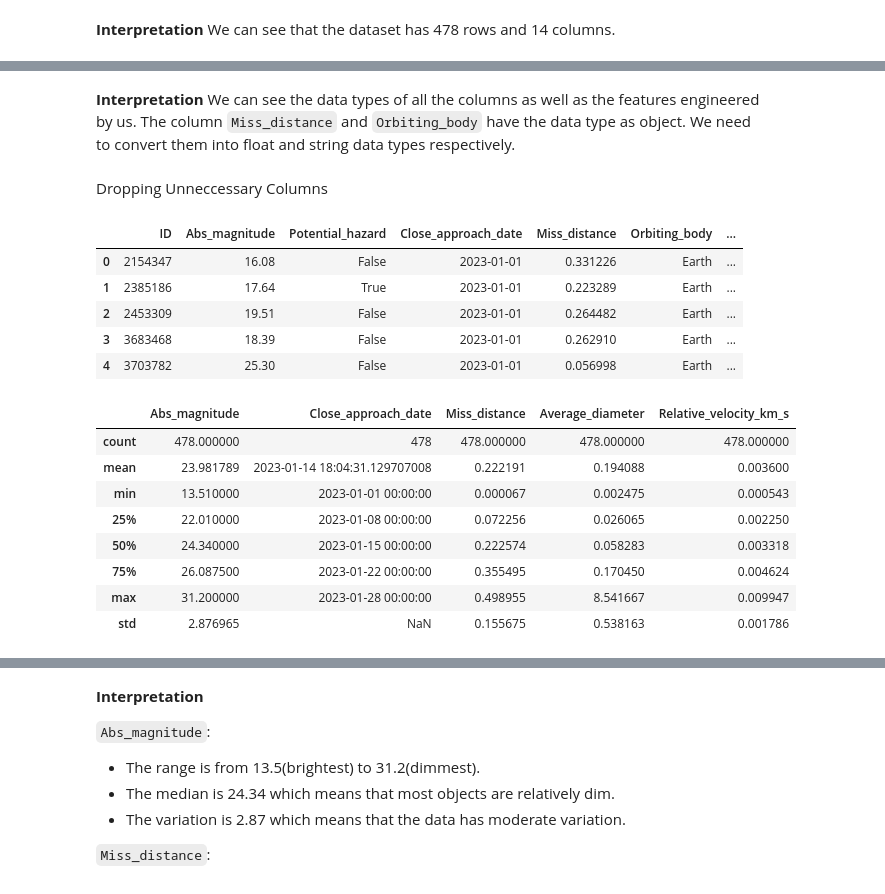
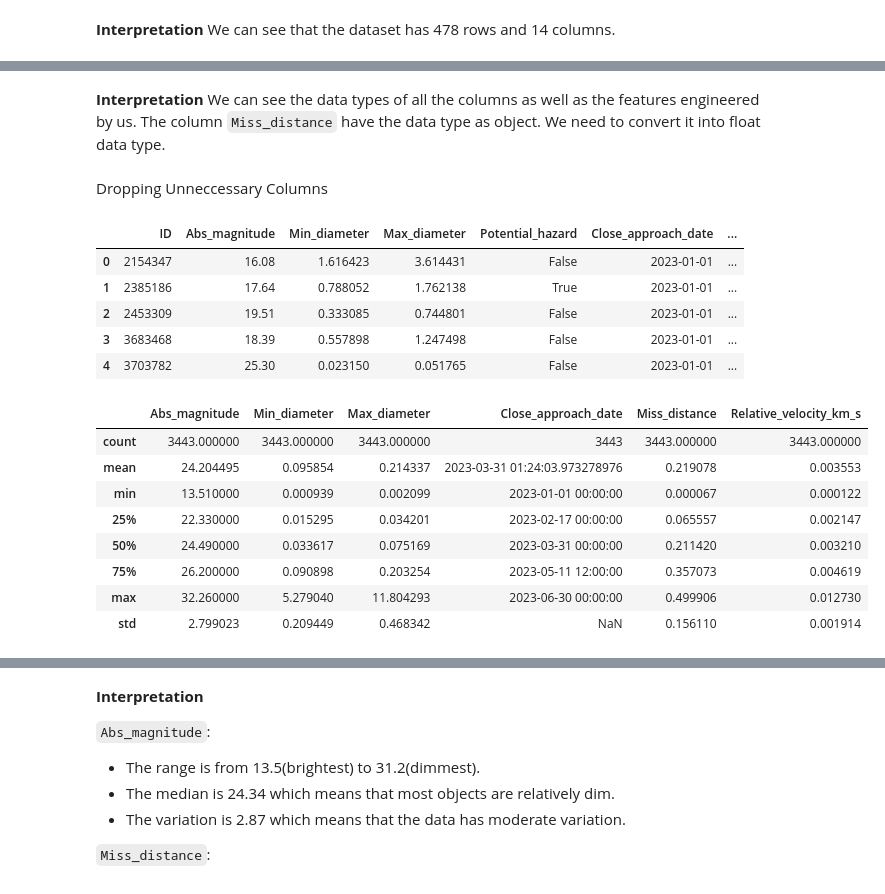
Before and after one commit to parul0315/Applied-Python-Projects-Business-Simulation-Space-Object-Classification, a Jupyter notebook: Task2/main.ipynb, the cells around one changed output, grey strips where cells are left out. Saved outputs shown, nothing was run; the diff lists cells and outputs as text; code cells hidden in the pictures.

```diff
--- a/Task2/main.ipynb
+++ b/Task2/main.ipynb
@@ -37,7 +47,29 @@ date_ranges = [
     ("2023-01-01", "2023-01-07"),
     ("2023-01-08", "2023-01-14"),
     ("2023-01-15", "2023-01-21"),
-    ("2023-01-22", "2023-01-28")
+    ("2023-01-22", "2023-01-28"),
+    ("2023-01-29", "2023-02-04"),
+    ("2023-02-05", "2023-02-11"),
+    ("2023-02-12", "2023-02-18"),
+    ("2023-02-19", "2023-02-25"),
+    ("2023-02-26", "2023-03-04"),
+    ("2023-03-05", "2023-03-11"),
+    ("2023-03-12", "2023-03-18"),
+    ("2023-03-19", "2023-03-25"),
+    ("2023-03-26", "2023-04-01"),
+    ("2023-04-02", "2023-04-08"),
+    ("2023-04-09", "2023-04-15"),
+    ("2023-04-16", "2023-04-22"),
+    ("2023-04-23", "2023-04-29"),
+    ("2023-04-30", "2023-05-06"),
+    ("2023-05-07", "2023-05-13"),
+    ("2023-05-14", "2023-05-20"),
+    ("2023-05-21", "2023-05-27"),
+    ("2023-05-28", "2023-06-03"),
+    ("2023-06-04", "2023-06-10"),
+    ("2023-06-11", "2023-06-17"),
+    ("2023-06-18", "2023-06-24"),
+    ("2023-06-25", "2023-06-30")
 ]
 
 # Initialize an empty list to hold the combined data for all 4 weeks
@@ -180,9 +208,6 @@ In this step, we create new features to further enhance our analysis. The follow
 1. Average Diameter (in km) - this feature is the average of the minimum diameter and the maximum diameter of a specific NEO. The feature simplies the diameter range into a single value, making it easier for visualization and analysis.
 2. Relative Velocity (in km/s): this feature represents the relative velocity in kilometer/second. Doing so is essential since it is the standard unit for measuring speed in space and makes it easier to interpret the results.
 # %%
-# average diameter (in kilometer)
-df['Average_diameter'] = (df['Max_diameter'] + df['Min_diameter'])/2
-
 # relative velocity (in km/s)
 df['Relative_velocity'] = pd.to_numeric(df['Relative_velocity'])
 df['Relative_velocity_km_s'] = df['Relative_velocity'] / 3600
@@ -237,31 +265,30 @@ memory usage: 45.9+ KB
 # %% [markdown]
 **Interpretation**
 We can see the data types of all the columns as well as the features engineered by us.
-The column `Miss_distance` and `Orbiting_body` have the data type as object. We need to convert them into float and string data types respectively.
+The column `Miss_distance` have the data type as object. We need to convert it into float data type.
 # %%
 df['Miss_distance'] = df['Miss_distance'].astype(float)
-df['Orbiting_body'] = df['Orbiting_body'].astype(str)
 # %% [markdown]
 Dropping Unneccessary Columns
 # %%
-new_df = df.drop(['Name', 'Min_diameter', 'Max_diameter', 'Relative_velocity', 'Date'], axis = 1)
-new_df.head()
+df = df.drop(['Name', 'Orbiting_body', 'Relative_velocity', 'Date'], axis = 1)
+df.head()
 # %% [output]
-|  | ID | Abs_magnitude | Potential_hazard | Close_approach_date | Miss_distance | Orbiting_body | ... |
-| 0 | 2154347 | 16.08 | False | 2023-01-01 | 0.331226 | Earth | ... |
-| 1 | 2385186 | 17.64 | True | 2023-01-01 | 0.223289 | Earth | ... |
-| 2 | 2453309 | 19.51 | False | 2023-01-01 | 0.264482 | Earth | ... |
-| 3 | 3683468 | 18.39 | False | 2023-01-01 | 0.262910 | Earth | ... |
-| 4 | 3703782 | 25.30 | False | 2023-01-01 | 0.056998 | Earth | ... |
+|  | ID | Abs_magnitude | Min_diameter | Max_diameter | Potential_hazard | Close_approach_date | ... |
+| 0 | 2154347 | 16.08 | 1.616423 | 3.614431 | False | 2023-01-01 | ... |
+| 1 | 2385186 | 17.64 | 0.788052 | 1.762138 | True | 2023-01-01 | ... |
+| 2 | 2453309 | 19.51 | 0.333085 | 0.744801 | False | 2023-01-01 | ... |
+| 3 | 3683468 | 18.39 | 0.557898 | 1.247498 | False | 2023-01-01 | ... |
+| 4 | 3703782 | 25.30 | 0.023150 | 0.051765 | False | 2023-01-01 | ... |
 # %%
-new_df.describe()
+df.describe()
 # %% [output]
-|  | Abs_magnitude | Close_approach_date | Miss_distance | Average_diameter | Relative_velocity_km_s |
-| count | 478.000000 | 478 | 478.000000 | 478.000000 | 478.000000 |
-| mean | 23.981789 | 2023-01-14 18:04:31.129707008 | 0.222191 | 0.194088 | 0.003600 |
-| min | 13.510000 | 2023-01-01 00:00:00 | 0.000067 | 0.002475 | 0.000543 |
-| 25% | 22.010000 | 2023-01-08 00:00:00 | 0.072256 | 0.026065 | 0.002250 |
-| 50% | 24.340000 | 2023-01-15 00:00:00 | 0.222574 | 0.058283 | 0.003318 |
-| 75% | 26.087500 | 2023-01-22 00:00:00 | 0.355495 | 0.170450 | 0.004624 |
-| max | 31.200000 | 2023-01-28 00:00:00 | 0.498955 | 8.541667 | 0.009947 |
-| std | 2.876965 | NaN | 0.155675 | 0.538163 | 0.001786 |
+|  | Abs_magnitude | Min_diameter | Max_diameter | Close_approach_date | Miss_distance | Relative_velocity_km_s |
+| count | 3443.000000 | 3443.000000 | 3443.000000 | 3443 | 3443.000000 | 3443.000000 |
+| mean | 24.204495 | 0.095854 | 0.214337 | 2023-03-31 01:24:03.973278976 | 0.219078 | 0.003553 |
+| min | 13.510000 | 0.000939 | 0.002099 | 2023-01-01 00:00:00 | 0.000067 | 0.000122 |
+| 25% | 22.330000 | 0.015295 | 0.034201 | 2023-02-17 00:00:00 | 0.065557 | 0.002147 |
+| 50% | 24.490000 | 0.033617 | 0.075169 | 2023-03-31 00:00:00 | 0.211420 | 0.003210 |
+| 75% | 26.200000 | 0.090898 | 0.203254 | 2023-05-11 12:00:00 | 0.357073 | 0.004619 |
+| max | 32.260000 | 5.279040 | 11.804293 | 2023-06-30 00:00:00 | 0.499906 | 0.012730 |
+| std | 2.799023 | 0.209449 | 0.468342 | NaN | 0.156110 | 0.001914 |
```
Also changed, not shown: parts of 22 cells of this notebook.
